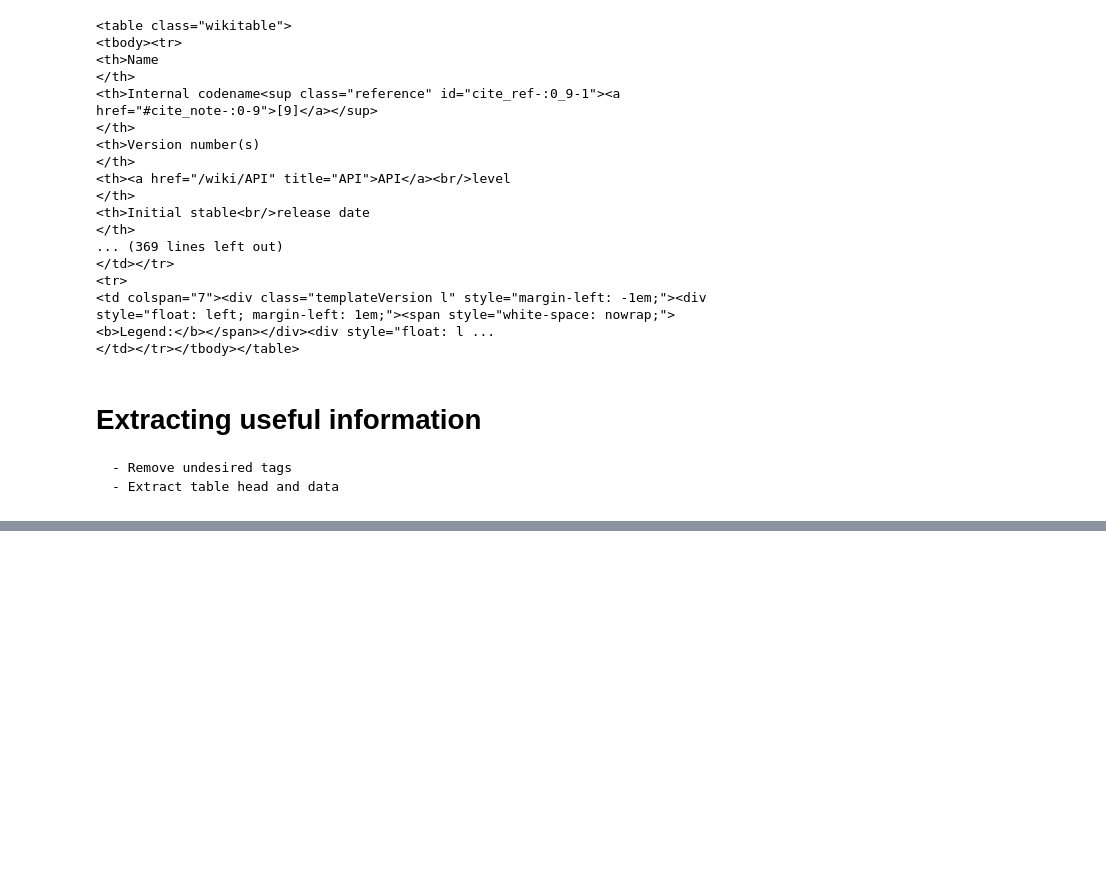
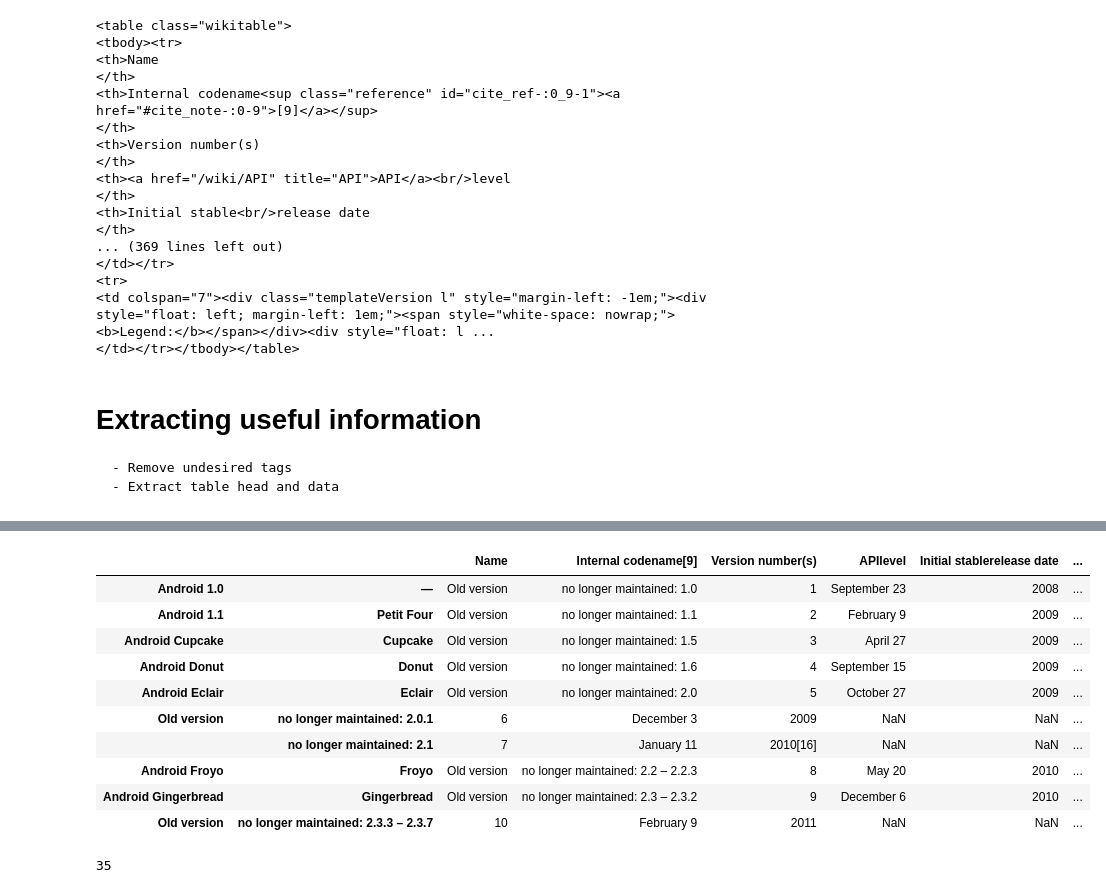
Before and after one commit to rohan-singh987/DataScience, a Jupyter notebook: 1 DataAcquitision/webScrapping/Web Scrapping.ipynb, the cells around one changed output, grey strips where cells are left out. Drawn from its saved outputs; the diff is of its cells as text; code cells hidden in the pictures; blank space fills up the shorter version.

```diff
--- a/1 DataAcquitision/webScrapping/Web Scrapping.ipynb
+++ b/1 DataAcquitision/webScrapping/Web Scrapping.ipynb
@@ -155,0 +155,20 @@ with open(filename, 'w', encoding ="utf-8")as f:
+# %%
+file = pd.read_csv('android_ver_history.csv')
+# %%
+file.head(10)
+# %% [output]
+|  |  | Name | Internal codename[9] | Version number(s) | APIlevel | Initial stablerelease date | ... |
+| Android 1.0 | — | Old version | no longer maintained: 1.0 | 1 | September 23 | 2008 | ... |
+| Android 1.1 | Petit Four | Old version | no longer maintained: 1.1 | 2 | February 9 | 2009 | ... |
+| Android Cupcake | Cupcake | Old version | no longer maintained: 1.5 | 3 | April 27 | 2009 | ... |
+| Android Donut | Donut | Old version | no longer maintained: 1.6 | 4 | September 15 | 2009 | ... |
+| Android Eclair | Eclair | Old version | no longer maintained: 2.0 | 5 | October 27 | 2009 | ... |
+| Old version | no longer maintained: 2.0.1 | 6 | December 3 | 2009 | NaN | NaN | ... |
+|  | no longer maintained: 2.1 | 7 | January 11 | 2010[16] | NaN | NaN | ... |
+| Android Froyo | Froyo | Old version | no longer maintained: 2.2 – 2.2.3 | 8 | May 20 | 2010 | ... |
+| Android Gingerbread | Gingerbread | Old version | no longer maintained: 2.3 – 2.3.2 | 9 | December 6 | 2010 | ... |
+| Old version | no longer maintained: 2.3.3 – 2.3.7 | 10 | February 9 | 2011 | NaN | NaN | ... |
+# %%
+len(file)
+# %% [output]
+35
```
Also changed, not shown: parts of 18 cells of this notebook, 1 other file.
